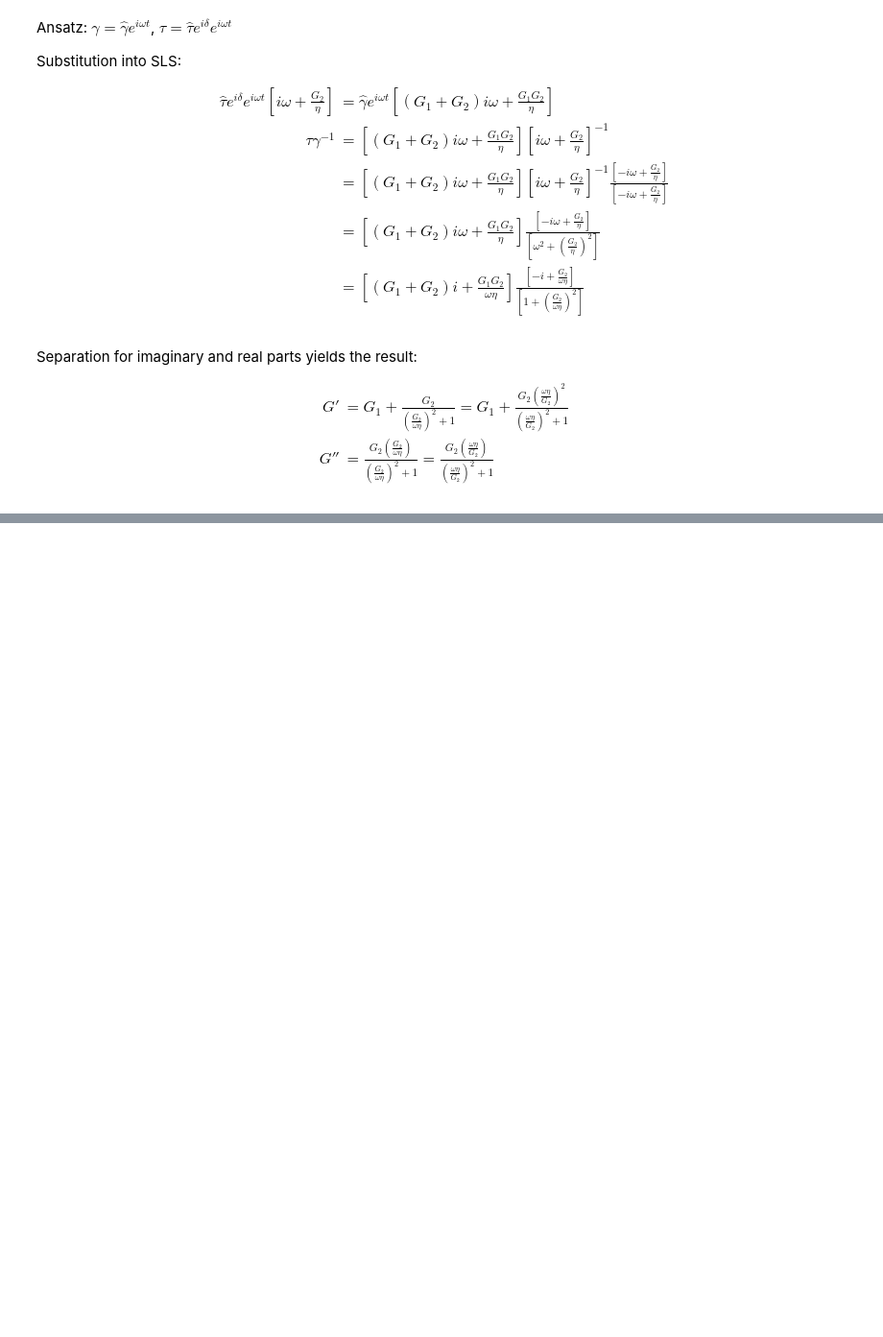
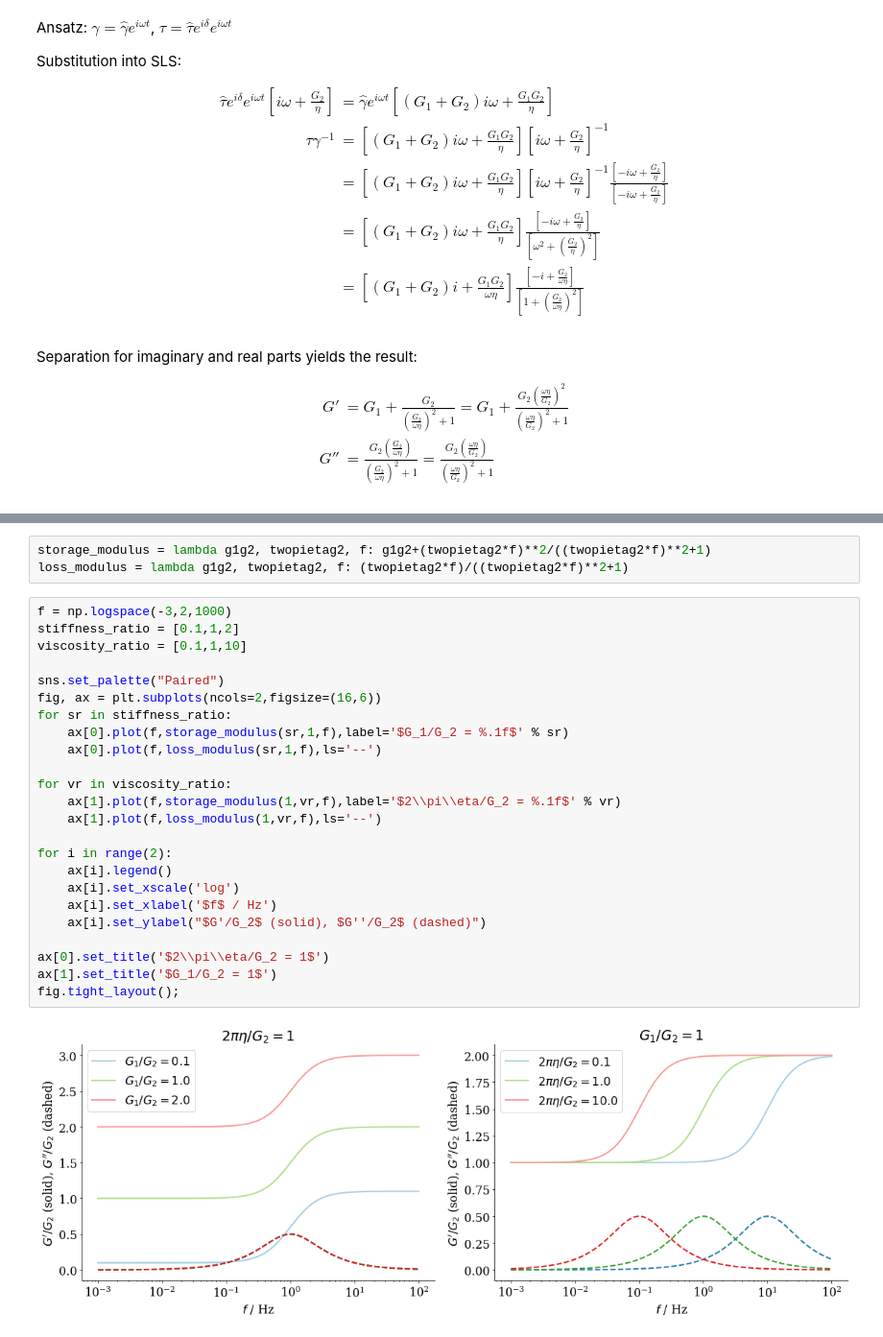
Before and after one commit to nagelt/soil_dynamics, a Jupyter notebook: shear_oscillator.ipynb, the cells around one changed output, grey strips where cells are left out. Shown at 96% size. Drawn from its saved outputs; the diff is of its cells as text; blank space fills up the shorter version.

```diff
--- a/shear_oscillator.ipynb
+++ b/shear_oscillator.ipynb
@@ -302,0 +305,29 @@ plt.plot(x,loss(x));
+# %%
+storage_modulus = lambda g1g2, twopietag2, f: g1g2+(twopietag2*f)**2/((twopietag2*f)**2+1)
+loss_modulus = lambda g1g2, twopietag2, f: (twopietag2*f)/((twopietag2*f)**2+1)
+# %%
+f = np.logspace(-3,2,1000)
+stiffness_ratio = [0.1,1,2]
+viscosity_ratio = [0.1,1,10]
+
+sns.set_palette("Paired")
+fig, ax = plt.subplots(ncols=2,figsize=(16,6))
+for sr in stiffness_ratio:
+    ax[0].plot(f,storage_modulus(sr,1,f),label='$G_1/G_2 = %.1f$' % sr)
+    ax[0].plot(f,loss_modulus(sr,1,f),ls='--')
+
+for vr in viscosity_ratio:
+    ax[1].plot(f,storage_modulus(1,vr,f),label='$2\\pi\\eta/G_2 = %.1f$' % vr)
+    ax[1].plot(f,loss_modulus(1,vr,f),ls='--')
+
+for i in range(2):
+    ax[i].legend()
+    ax[i].set_xscale('log')
+    ax[i].set_xlabel('$f$ / Hz')
+    ax[i].set_ylabel("$G'/G_2$ (solid), $G''/G_2$ (dashed)")
+
+ax[0].set_title('$2\\pi\\eta/G_2 = 1$')
+ax[1].set_title('$G_1/G_2 = 1$')
+fig.tight_layout();
+# %% [output]
+[figure, added]
```
Also changed, not shown: parts of 11 cells of this notebook.
